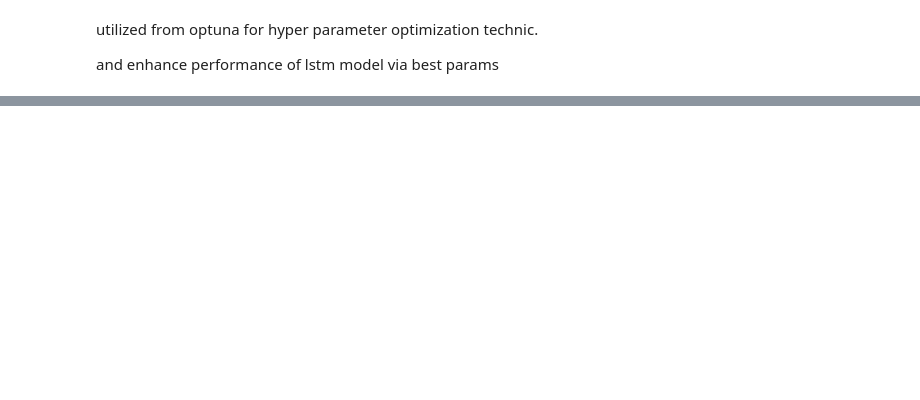
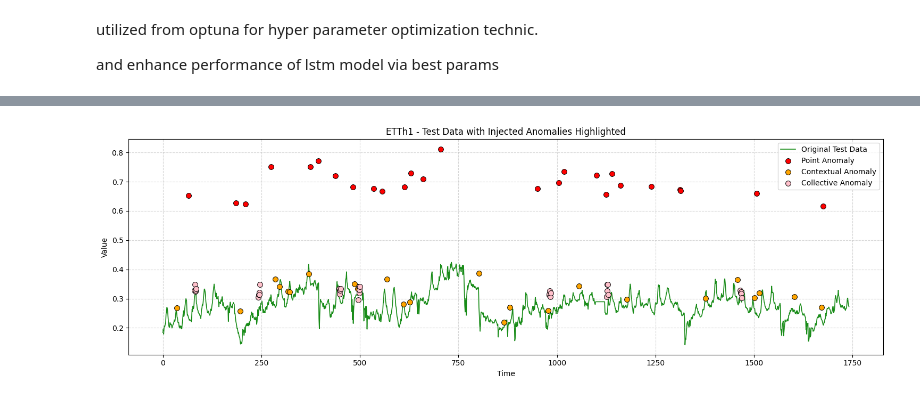
Before and after one commit to beratkaya61/iot_timeseries_machine_learning_updated, a Jupyter notebook: iot-timeseries-forecasting/updated_notebooks/2.1_lstm_model_optuna.ipynb, the cells around one changed output, grey strips where cells are left out. Saved outputs shown, nothing was run; the diff lists cells and outputs as text; code cells hidden in the pictures; blank space fills up the shorter version.

```diff
--- a/iot-timeseries-forecasting/updated_notebooks/2.1_lstm_model_optuna.ipynb
+++ b/iot-timeseries-forecasting/updated_notebooks/2.1_lstm_model_optuna.ipynb
@@ -317,0 +603,17 @@ plt.show()
+# %%
+test_df = pd.read_csv("../data/processed/etth1_test.csv", parse_dates=["date"], index_col="date")
+
+raw_test = test_df["OT"].values.copy()
+
+#inject anomalies into the test set
+original_test_data, test_data_with_anomalies, anomaly_labels, anomaly_types = inject_anomalies(raw_test.copy(), anomaly_fraction=0.05)
+
+plot_anomalies_with_colors(original_test_data, test_data_with_anomalies, anomaly_types)
+
+# Save the modified test data with anomalies
+np.save("../data/processed/etth1_test_with_anomalies.npy", test_data_with_anomalies)
+
+# Save the anomaly labels
+np.save("../data/processed/etth1_anomaly_labels.npy", anomaly_labels)
+# %% [output]
+[figure, added]
```
Also changed, not shown: parts of 15 cells of this notebook, 15 other files.
